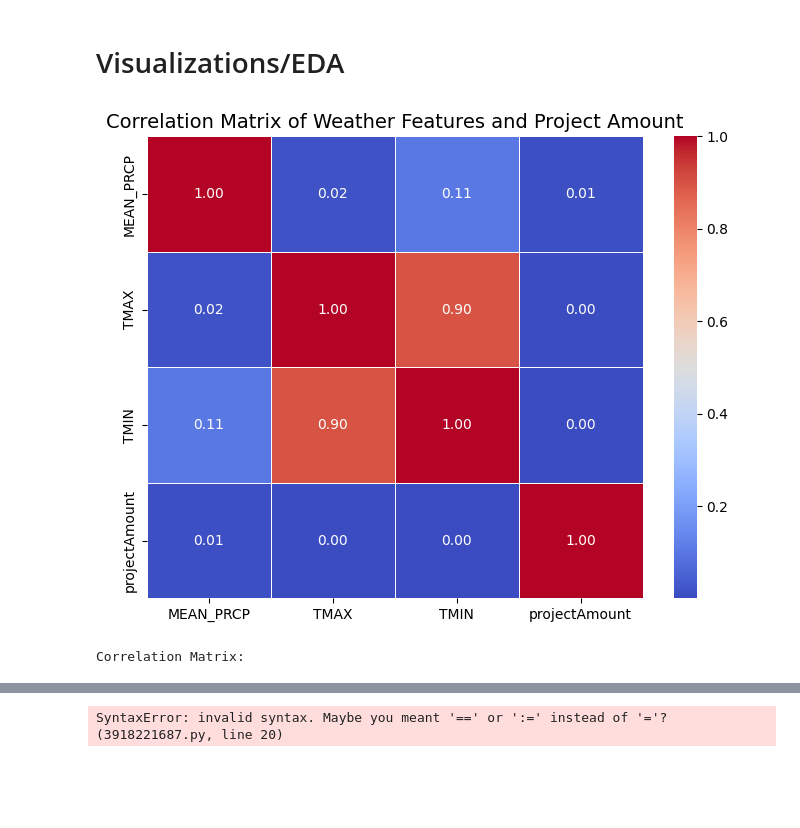
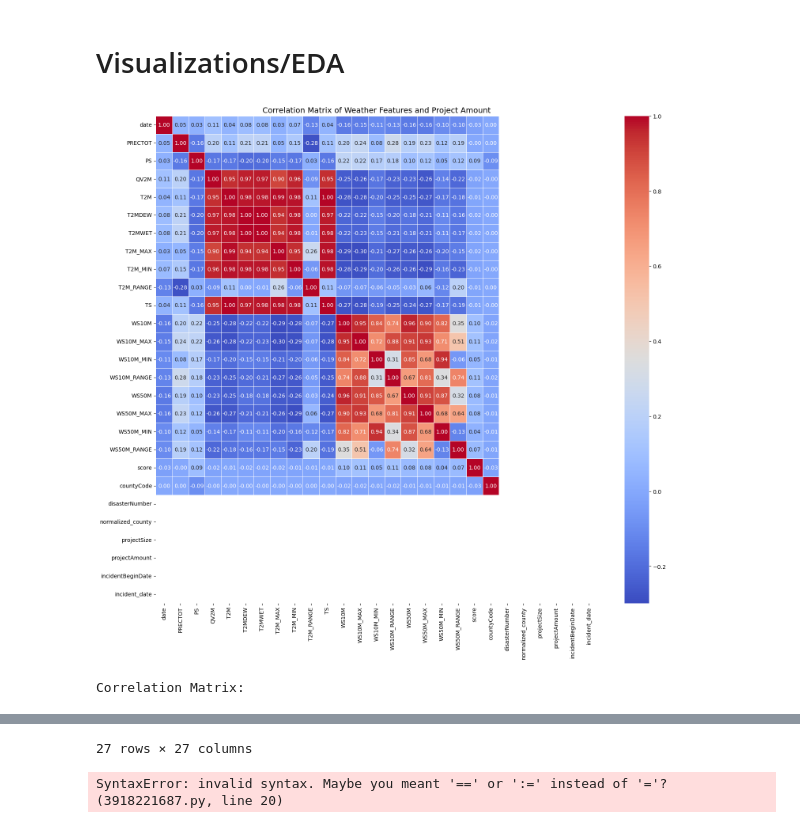
Before and after one commit to shawnericksen/Kentucky-Disaster-Road-Damages, a Jupyter notebook: main.ipynb, the cells around one changed output, grey strips where cells are left out. Cells and saved outputs as stored; diff of their text form; code cells hidden in the pictures; blank space fills up the shorter version.

Commit message:
Implement feature X to enhance user experience and improve performance

```diff
--- a/main.ipynb
+++ b/main.ipynb
@@ -130,0 +133,14 @@ Temperature Data Head:
+# %%
+file_path = 'data/kagal_weather_data.csv'
+
+
+weather_kaggle_df = pd.read_csv(file_path, parse_dates=['date'])
+weather_kaggle_df['countyCode'] = weather_kaggle_df['fips'].astype(str).str[2:].astype(int)
+weather_kaggle_df.drop(columns=['fips'], inplace=True)
+
+# Display DataFrame info and head
+print("\nKaggle Weather Data Info:")
+display(weather_kaggle_df.info())
+
+print("\nKaggle Weather Data Head:")
+display(weather_kaggle_df.head(10))
@@ -682,6 +733,20 @@ Final Training Data Head:
 # %%
-# Aggregate By County and Day
-# prcp_by_county = weather_df_with_county.groupby(['COUNTY','DATE'])['PRCP'].mean().reset_index()
-# prcp_by_county.rename(columns={'PRCP': 'MEAN_PRCP'}, inplace=True)
+# --- Perform the Merge ---
+# Ensure both columns are datetime64[ns]
+weather_kaggle_df['date'] = pd.to_datetime(weather_kaggle_df['date'])
+incident_df['incident_date'] = pd.to_datetime(incident_df['incident_date'])
 
-# prcp_by_county[prcp_by_county['MEAN_PRCP'].isnull()]
+# Use a left join to keep all weather records and add disaster info where county and date match
+merged_data = pd.merge(
+    weather_kaggle_df,
+    incident_df,
+    how='left',
+    left_on=['countyCode', 'date'],       # Keys from the weather DataFrame
+    right_on=['countyCode', 'incident_date'] # Keys from the incident DataFrame
+)
+
+# Display info and head of the final merged data
+print("\nMerged Weather and Disaster Data Info:")
+display(merged_data.info())
+print("\nMerged Weather and Disaster Data Head:")
+display(merged_data.head(10))
@@ -821,31 +918,31 @@ array([190245,      2])
 # Visualizations/EDA
 # %%
 # Select only the numerical columns for correlation analysis
-numerical_cols = ['MEAN_PRCP', 'TMAX', 'TMIN', 'projectAmount']
-correlation_data = training_data[numerical_cols]
+# numerical_cols = ['MEAN_PRCP', 'TMAX', 'TMIN', 'projectAmount']
+# correlation_data = training_data[numerical_cols]
 
 # Calculate the correlation matrix
-correlation_matrix = correlation_data.corr()
+correlation_matrix = merged_data.corr()
 
 # Set up the matplotlib figure
-plt.figure(figsize=(8, 6))
+plt.figure(figsize=(18, 16))
 
 # Draw the heatmap
 sns.heatmap(correlation_matrix,
             annot=True,      # Show the correlation values on the heatmap
             cmap='coolwarm', # Color map (e.g., coolwarm, seismic, viridis)
             fmt=".2f",       # Format the annotation values to 2 decimal places
             linewidths=.5)   # Add lines between cells
 
 # Add a title
 plt.title('Correlation Matrix of Weather Features and Project Amount', fontsize=14)
 
 # Show the plot
 plt.show()
 
 # Optional: Display the correlation matrix values
 print("\nCorrelation Matrix:")
 display(correlation_matrix)
 # %% [output]
-[figure, old version]
+[figure, new version]
 Correlation Matrix:
@@ -857,3 +966,4 @@ Correlation Matrix:
+27 rows × 27 columns
 # %%
 df = pd.read_csv("data/ky_prec_with_gps.csv")
 
```
Also changed, not shown: parts of 5 cells of this notebook.
